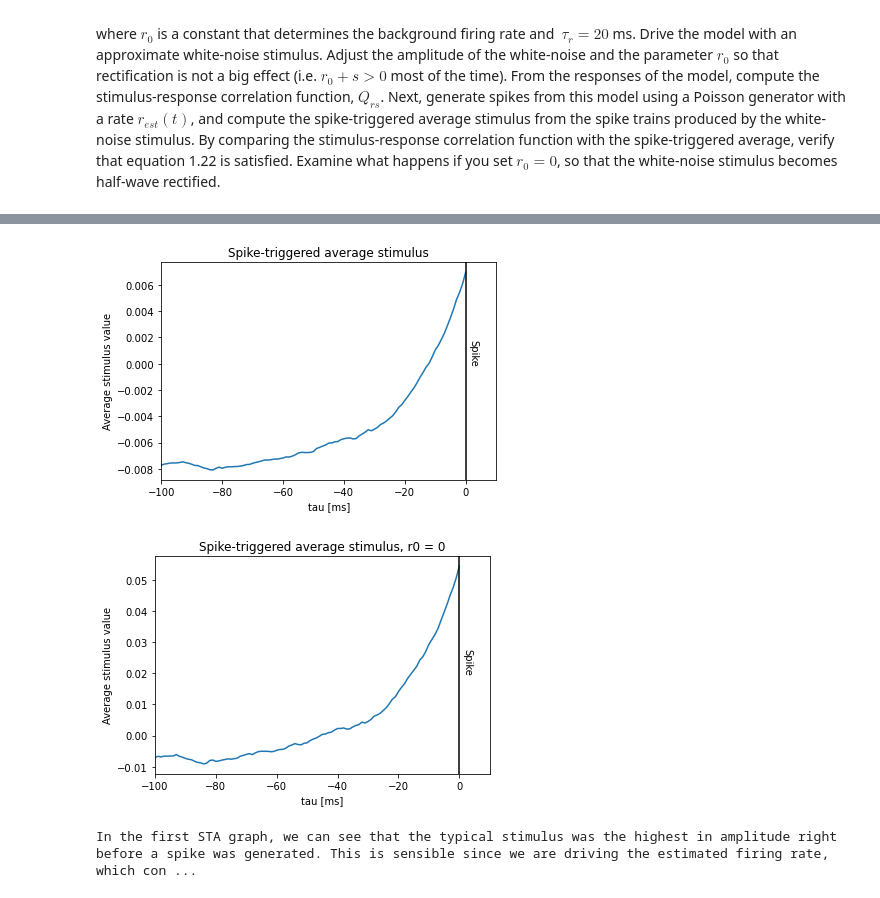
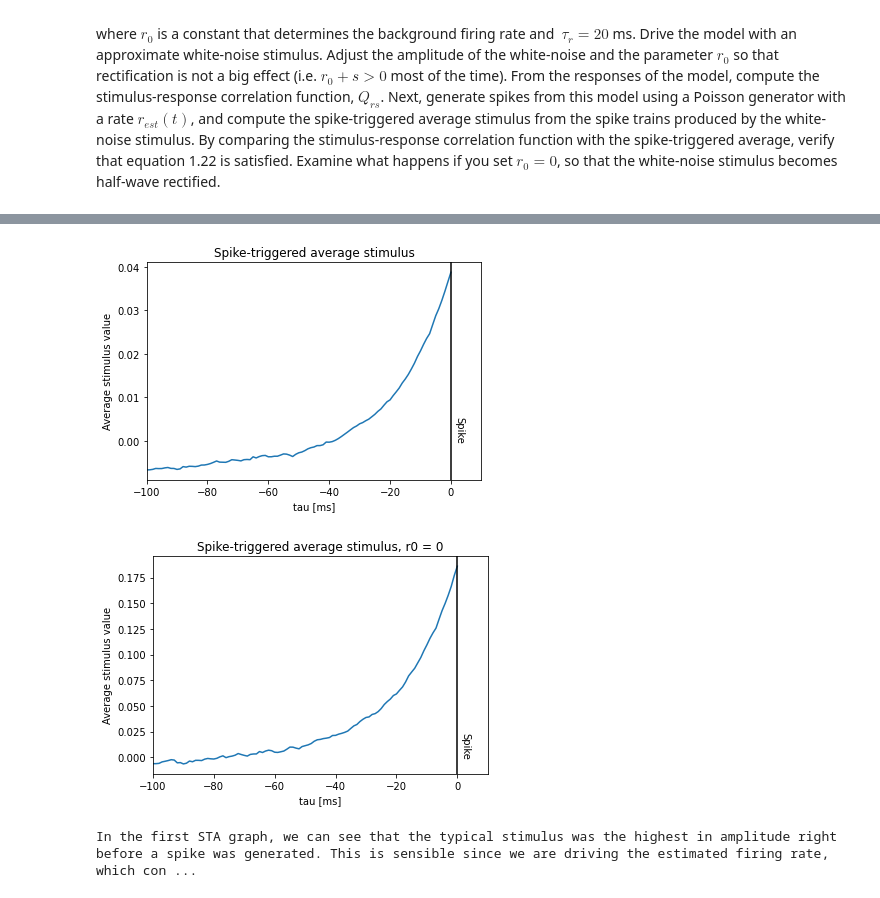
Before and after one commit to Revanchist317/DA_exercises, a Jupyter notebook: Chapter 1.ipynb, the cells around one changed output, grey strips where cells are left out. Cells and saved outputs as stored; diff of their text form; code cells hidden in the pictures.

```diff
--- a/Chapter 1.ipynb
+++ b/Chapter 1.ipynb
@@ -615,8 +651,8 @@ plt.show()
 # %%
 # Obtain the correlation function
 lags_RS = np.arange(-len(r_est)+1, len(r_est))*dt
-Q_RS = scipy.signal.correlate(r_est, stimulus[0: len(r_est)], mode='full')/len(r_est)
-Q_RS_alt = scipy.signal.correlate(r_est_alt, stimulus[0: len(r_est)], mode='full')/len(r_est)
+Q_RS = np.correlate(r_est, WN_amp*stimulus[0:len(r_est)], mode='full')/(len(r_est))
+Q_RS_alt = np.correlate(r_est_alt, WN_amp*stimulus[0:len(r_est)], mode='full')/(len(r_est_alt))
 
 # Plot the stimulus correlation function
 plt.figure()
@@ -637,32 +673,32 @@ plt.show()
 # %%
 # Compute the spike-triggered average stimulus (STA) from the spike trains produced by the white-noise stimulus
 STA = np.flip(Q_RS)*(1/np.mean(r_est))
 STA_alt = np.flip(Q_RS_alt)*(1/np.mean(r_est_alt))
 
 # Plot the STA
 plt.figure()
 plt.plot(1000*lags_RS[round(len(lags_RS)/2)-101:round(len(lags_RS)/2)], STA[round(len(lags_RS)/2)-101:round(len(lags_RS)/2)])
 plt.axvline(color='k')
-plt.text(1,0,'Spike',rotation=270)
+plt.text(1,0.000001,'Spike',rotation=270)
 plt.xlabel('tau [ms]')
 plt.xlim(-100, 10)
 plt.ylabel('Average stimulus value')
 plt.title('Spike-triggered average stimulus')
 plt.show()
 
 # Plot the alternative STA
 plt.figure()
 plt.plot(1000*lags_RS[round(len(lags_RS)/2)-101:round(len(lags_RS)/2)], STA_alt[round(len(lags_RS)/2)-101:round(len(lags_RS)/2)])
 plt.axvline(color='k')
-plt.text(1,0.02,'Spike',rotation=270)
+plt.text(1,0.000001,'Spike',rotation=270)
 plt.xlabel('tau [ms]')
 plt.xlim(-100, 10)
 plt.ylabel('Average stimulus value')
 plt.title('Spike-triggered average stimulus, r0 = 0')
 plt.show()
 # %% [output]
-[figure, old version]
+[figure, new version]
-[figure, old version]
+[figure, new version]
 # %%
 print(f"In the first STA graph, we can see that the typical stimulus was the highest in amplitude right before a spike was generated. This is sensible since we are driving the estimated firing rate, which consequently drives the Poisson spike generator, with the white noise stimulus. On the other hand, if we turn the background firing rate to 0, then the stimulus must be far larger (an order of magnitude in this case) to trigger a spike, on average.")
 # %% [output]
```
Also changed, not shown: parts of 34 cells of this notebook.
